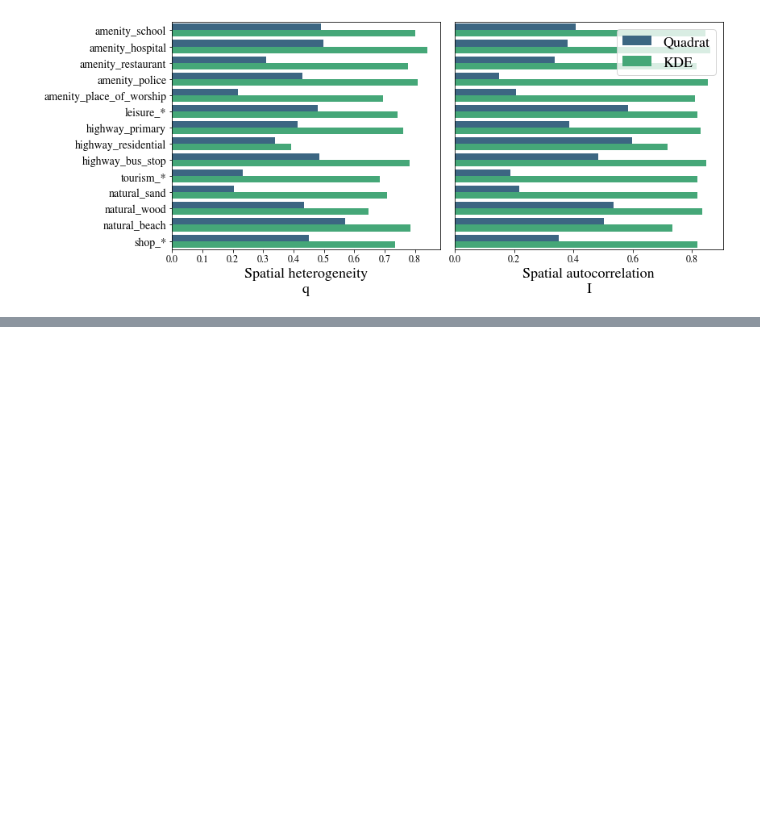
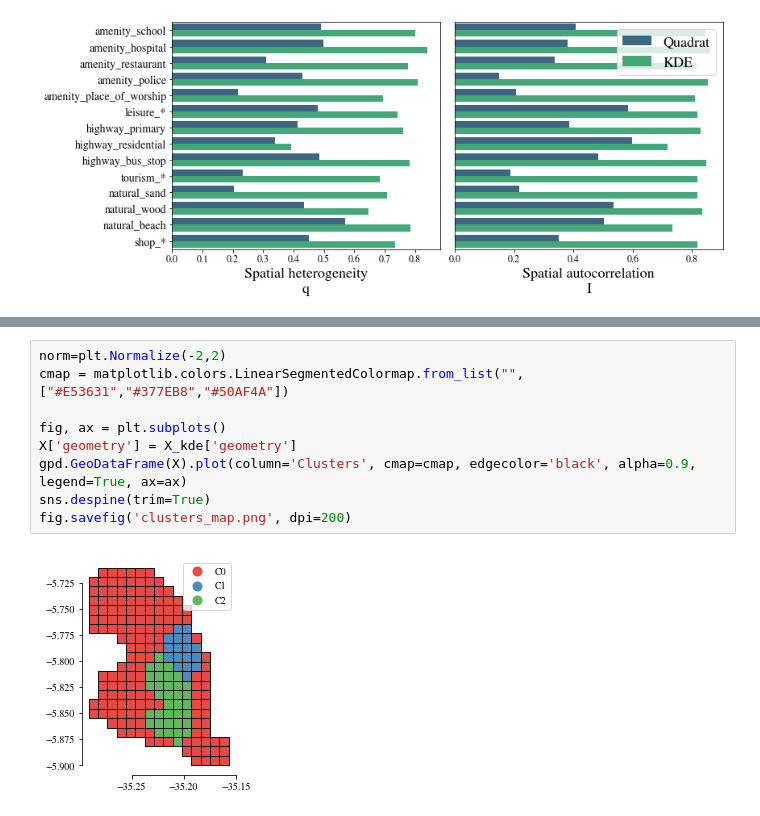
Before and after one commit to adaj/geohunter, a Jupyter notebook: examples/dsaa_experiment.ipynb, the cells around one changed output, grey strips where cells are left out. Saved outputs shown, nothing was run; the diff lists cells and outputs as text; blank space fills up the shorter version.

```diff
--- a/examples/dsaa_experiment.ipynb
+++ b/examples/dsaa_experiment.ipynb
@@ -250,0 +274,11 @@ fig.savefig('quantitative.pdf', dpi=200)
+# %%
+norm=plt.Normalize(-2,2)
+cmap = matplotlib.colors.LinearSegmentedColormap.from_list("", ["#E53631","#377EB8","#50AF4A"])
+
+fig, ax = plt.subplots()
+X['geometry'] = X_kde['geometry']
+gpd.GeoDataFrame(X).plot(column='Clusters', cmap=cmap, edgecolor='black', alpha=0.9, legend=True, ax=ax)
+sns.despine(trim=True)
+fig.savefig('clusters_map.png', dpi=200)
+# %% [output]
+[figure, added]
```
Also changed, not shown: parts of 8 cells of this notebook.
